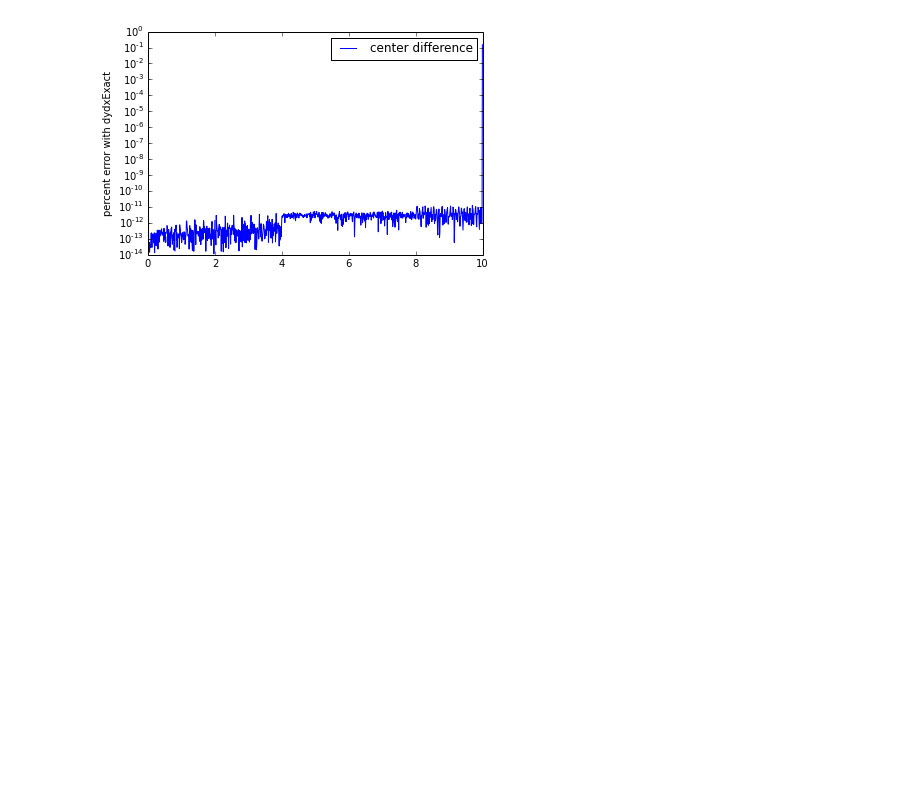
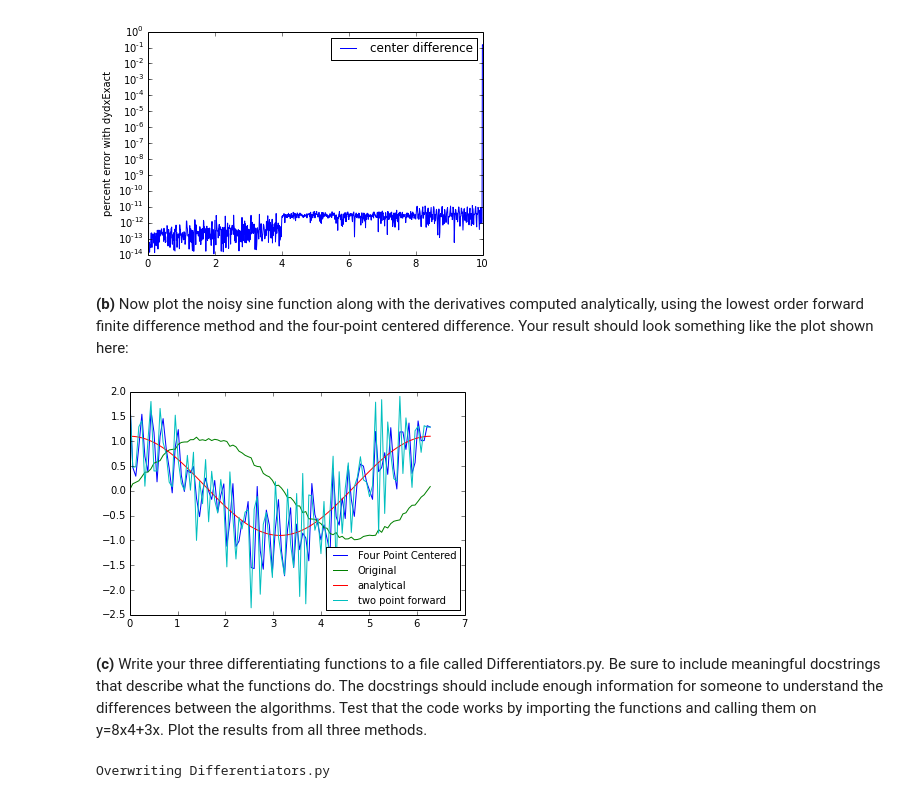
Before and after one commit to kmcombs/PHYS202-S14, a Jupyter notebook: SciPy/DifferentiationExercises.ipynb, the cells around one changed output. Cells and saved outputs as stored; diff of their text form; code cells hidden in the pictures; blank space fills up the shorter version.

```diff
--- a/SciPy/DifferentiationExercises.ipynb
+++ b/SciPy/DifferentiationExercises.ipynb
@@ -128,7 +127,7 @@ spacing = 0.01
 x = np.arange(0., 10.01, spacing)
 y = 8*x**4 + 3*x
 
-def fourPtCenteredDiff(x,y):
+def fourPtCenteredDiff(x,y,spacing):
     """Input and array of x values and and equation y(x)"""
     """Returns the Four Point Center Derivative at these points"""
     dydx = np.zeros(y.shape, float)
@@ -140,19 +139,71 @@ def fourPtCenteredDiff(x,y):
     return dydx
 
 
-fourPtCenteredDiff(x,y)
 dydxExact = 32*x**3 + 3
 
 plt.plot(x, dydxExact, label = 'Exact')
-plt.plot(x, fourPtCenteredDiff(x,y), label = 'Four Point Centered')
+plt.plot(x, fourPtCenteredDiff(x,y,spacing), label = 'Four Point Centered')
 plt.legend(loc = 'upper left')
 plt.show()
 
-percentError1 = 100*abs( fourPtCenteredDiff(x,y)[0:-1] - dydxExact[0:-1] )/dydxExact[0:-1]
-plt.semilogy(x[0:-1], percentError1, label='center difference')
+percentError2 = 100*abs( fourPtCenteredDiff(x,y,spacing) - dydxExact )/dydxExact
+plt.semilogy(x, percentError2, label='center difference')
 plt.ylabel("percent error with dydxExact")
 plt.legend(loc="upper right")
 plt.show()
 # %% [output]
 [figure]
 [figure]
+# %% [markdown]
+**(b)** Now plot the noisy sine function along with the derivatives computed analytically, using the lowest order forward finite difference method and the four-point centered difference. Your result should look something like the plot shown here:
+# %%
+spacing = (2*np.pi)/100
+x2 = np.linspace(0,2*pi, 100)
+y2 = np.sin(x2) + 0.1*random.random(size=x2.shape)
+
+dydxExact2 = np.cos(x2) + 0.1
+
+plt.plot(x2, fourPtCenteredDiff(x2,y2, spacing), label= 'Four Point Centered')
+plt.plot(x2, y2, label= 'Original')
+plt.plot(x2, dydxExact2, label = 'analytical')
+plt.plot(x2, twoPtForwardDiff(x2,y2), label = 'two point forward')
+plt.legend(loc = 'lower right', fontsize = '10')
+plt.show()
+# %% [output]
+[figure, added]
+# %% [markdown]
+**(c)** Write your three differentiating functions to a file called Differentiators.py. Be sure to include meaningful docstrings that describe what the functions do. The docstrings should include enough information for someone to understand the differences between the algorithms. Test that the code works by importing the functions and calling them on y=8x4+3x. Plot the results from all three methods.
+# %%
+%%file Differentiators.py
+
+import numpy as np
+
+def twoPtForwardDiff(x,y):
+    """Input an array of x values and and y(x) equation"""
+    """returns the forward derivative between two points"""
+    dydx = np.zeros(y.shape, float)
+    dydx[0:-1] = (y[1:] - y[0:-1])/(x[1:] - x[0:-1])
+    dydx[-1] = (y[-2] - y[-1])/(x[-2] - x[-1])
+    return dydx
+
+def twoPtCenteredDiff(x,y):
+    """Input an array of x values and and y(x) equation"""
+    """returns the derivative at a center point using the points in front and in back"""
+    dydx1 = np.zeros(y.shape, float)
+    dydx1[0] = (y[1] - y[0])/(x[1] - x[0])
+    dydx1[1:-1] = (y[2:] - y[:-2])/(x[2:] - x[:-2])
+    dydx1[-1] = (y[-2] - y[-1])/(x[-2] - x[-1])
+    return dydx1
+
+def fourPtCenteredDiff(x,y, spacing):
+    """Input and array of x values, the equation y(x), and the spacing between the x values"""
+    """Returns the Four Point Center Derivative at these points"""
+    dydx = np.zeros(y.shape, float)
+    dydx[0] = (y[1] - y[0])/(x[1] - x[0])
+    dydx[1] = (y[2] - y[1])/(x[2] - x[1])
+    dydx[2:-2] = (y[0:-4] - 8*y[1:-3] + 8*y[3:-1] - y[4:])/(12*spacing)
+    dydx[-2] = (y[-3] - y[-2])/(x[-3] - x[-2])
+    dydx[-1] = (y[-2] - y[-1])/(x[-2] - x[-1])
+    return dydx
+# %% [output]
+Overwriting Differentiators.py
```
Also changed, not shown: parts of 3 cells of this notebook, 1 other file.
